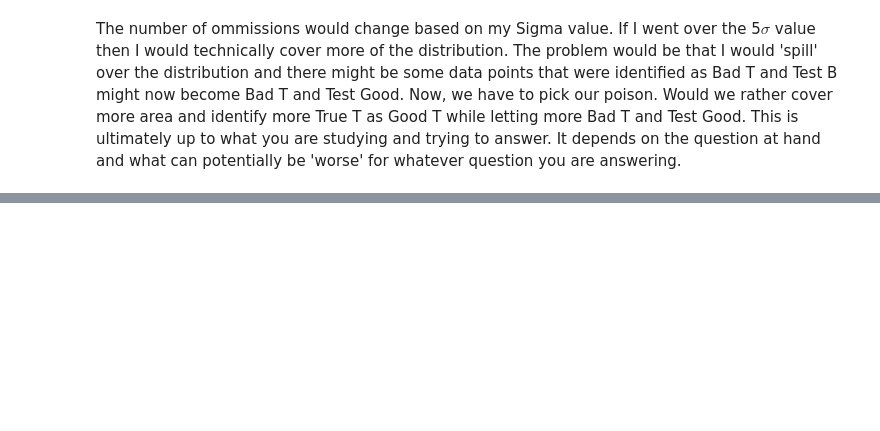
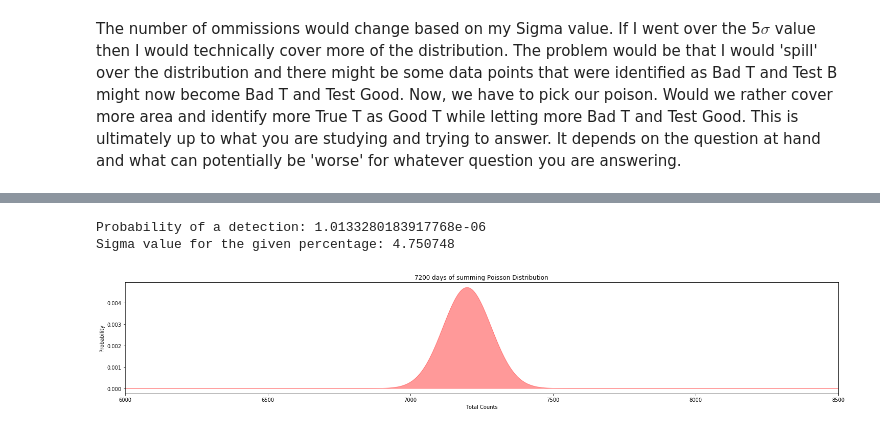
Before and after one commit to MikePhen12/Phys_434_portfolio, a Jupyter notebook: Lab_3.ipynb, the cells around one changed output, grey strips where cells are left out. Cells and saved outputs as stored; diff of their text form; code cells hidden in the pictures; blank space fills up the shorter version.

```diff
--- a/Lab_3.ipynb
+++ b/Lab_3.ipynb
@@ -140,0 +192,31 @@ The number of ommissions would change based on my Sigma value. If I went over th
+# %%
+error = 1; off = 0
+fig, (ax) = plt.subplots(1, 1, figsize = (25,4))
+x = np.linspace(0, 7, 8)
+err_data = stats.poisson.pmf(x, error, off)
+
+
+days = 7200
+
+y1 = np.convolve(err_data, err_data)
+for i in range(2, days):
+    y1 = np.convolve(y1, err_data)
+
+ax.set_title('7200 days of summing Poisson Distribution')
+x_new = np.linspace(0, 7*days, 7*days+1)
+ax.plot(x_new, y1, 'ro', lw=0, ms=10/days, label = f'{days} days')
+ax.vlines(x_new, 0, y1, colors='r', lw=5/days, alpha=1)
+ax.fill_between(x_new, stats.poisson.pmf(x_new, error*days, off), color = 'r', linewidth = 1, alpha = .4)
+prob = stats.poisson.cdf(6800, error*days, off)
+ax.set_xlim(6000, 8500)
+ax.set_xlabel('Total Counts')
+ax.set_ylabel('Probability')
+
+probability = stats.poisson.cdf(6800, error*days, off)
+z_val = (stats.norm.ppf(1-(prob)))
+print(f'Probability of a detection: {probability}')
+print(f'Sigma value for the given percentage: {z_val:.6f}')
+# %% [output]
+Probability of a detection: 1.0133280183917768e-06
+Sigma value for the given percentage: 4.750748
+[figure, added]
```
Also changed, not shown: parts of 18 cells of this notebook.
